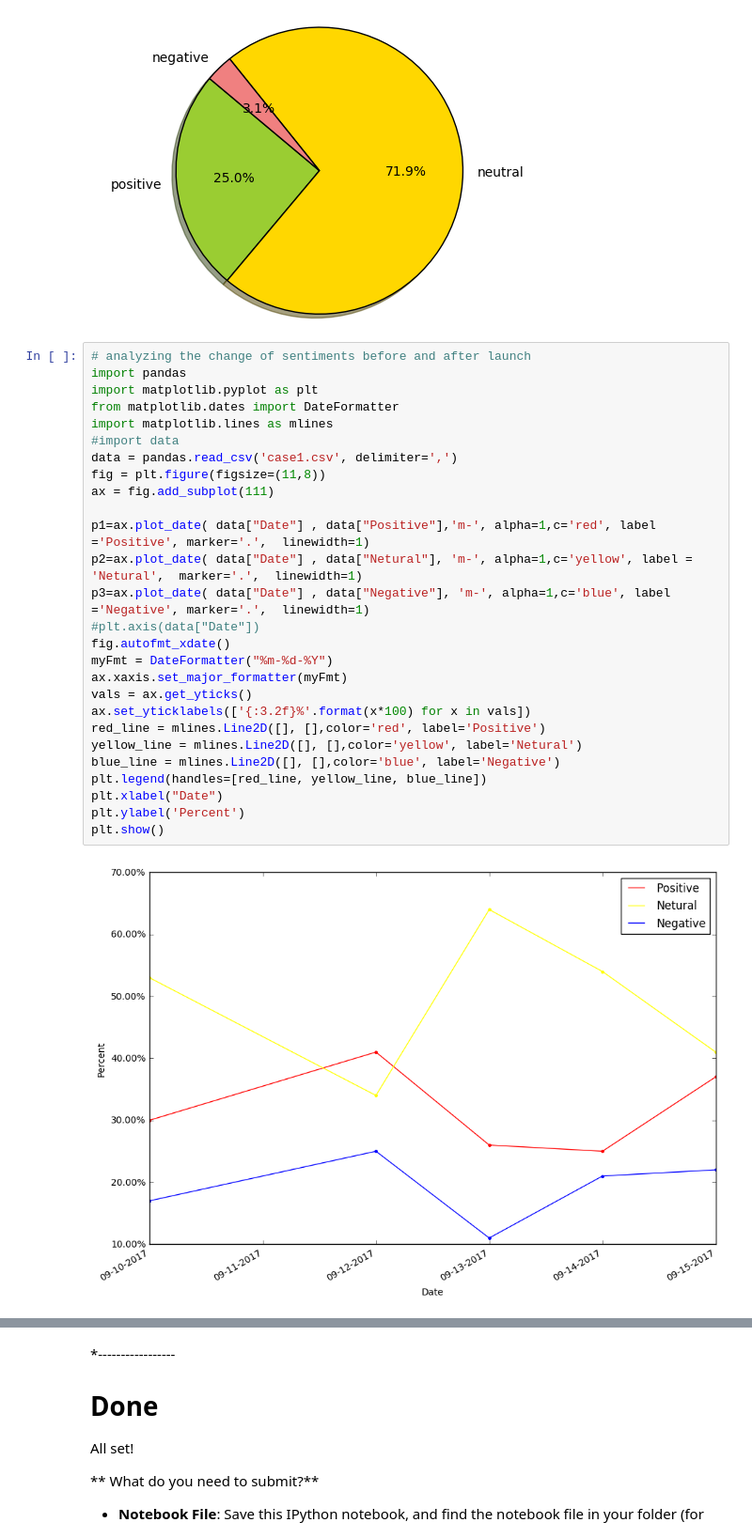
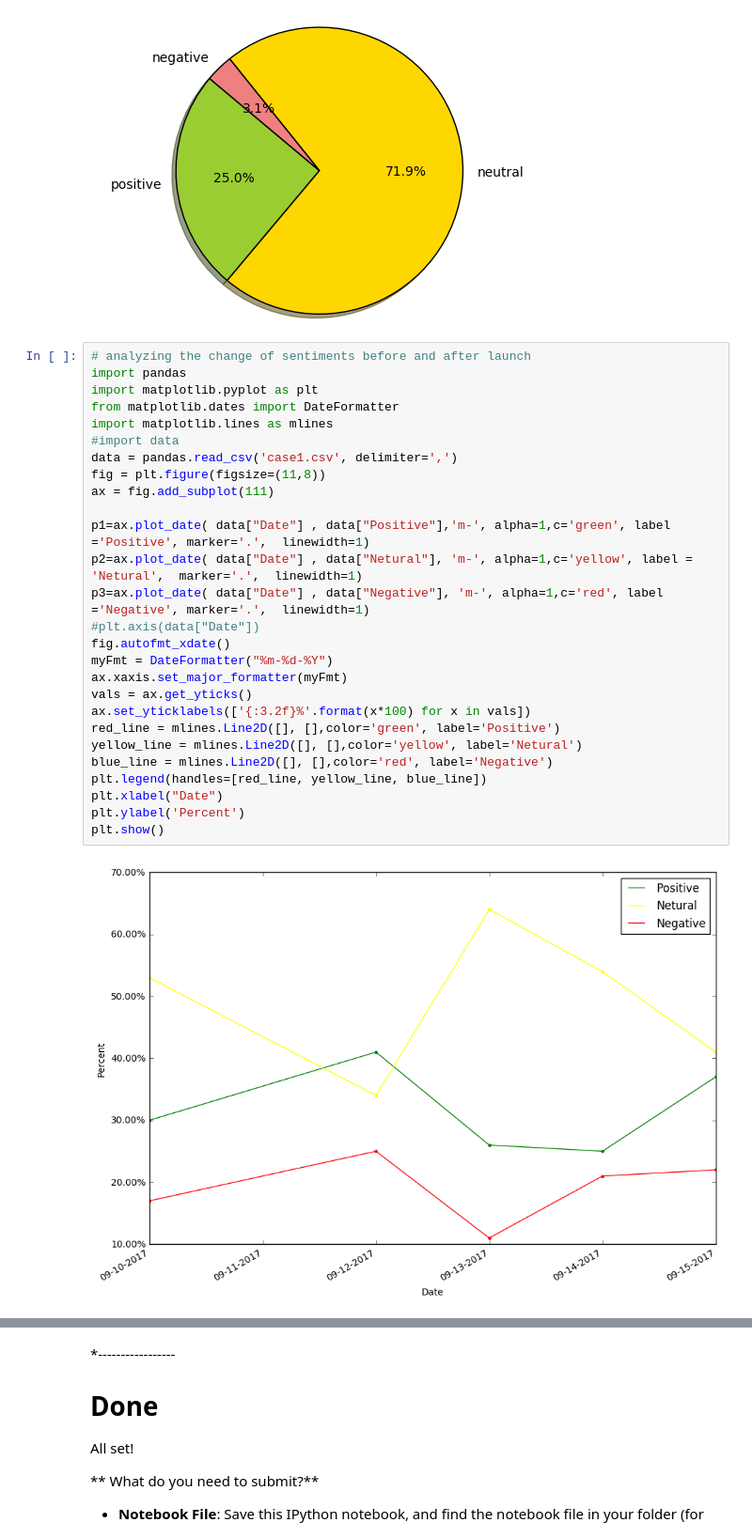
Before and after one commit to DS501-17F-Team14/Case-Study-1, a Jupyter notebook: CaseStudy1.ipynb, the cells around one changed output, grey strips where cells are left out. Shown: that part at 94% size. Cells and saved outputs as stored; diff of their text form.

```diff
--- a/CaseStudy1.ipynb
+++ b/CaseStudy1.ipynb
@@ -777,29 +777,29 @@ Data from Non-Apple users
 # %%
 # analyzing the change of sentiments before and after launch
 import pandas
 import matplotlib.pyplot as plt
 from matplotlib.dates import DateFormatter
 import matplotlib.lines as mlines
 #import data
 data = pandas.read_csv('case1.csv', delimiter=',')
 fig = plt.figure(figsize=(11,8))
 ax = fig.add_subplot(111)
 
-p1=ax.plot_date( data["Date"] , data["Positive"],'m-', alpha=1,c='red', label ='Positive', marker='.',  linewidth=1)
+p1=ax.plot_date( data["Date"] , data["Positive"],'m-', alpha=1,c='green', label ='Positive', marker='.',  linewidth=1)
 p2=ax.plot_date( data["Date"] , data["Netural"], 'm-', alpha=1,c='yellow', label = 'Netural',  marker='.',  linewidth=1)
-p3=ax.plot_date( data["Date"] , data["Negative"], 'm-', alpha=1,c='blue', label ='Negative', marker='.',  linewidth=1)
+p3=ax.plot_date( data["Date"] , data["Negative"], 'm-', alpha=1,c='red', label ='Negative', marker='.',  linewidth=1)
 #plt.axis(data["Date"])
 fig.autofmt_xdate()
 myFmt = DateFormatter("%m-%d-%Y")
 ax.xaxis.set_major_formatter(myFmt)
 vals = ax.get_yticks()
 ax.set_yticklabels(['{:3.2f}%'.format(x*100) for x in vals])
-red_line = mlines.Line2D([], [],color='red', label='Positive')
+red_line = mlines.Line2D([], [],color='green', label='Positive')
 yellow_line = mlines.Line2D([], [],color='yellow', label='Netural')
-blue_line = mlines.Line2D([], [],color='blue', label='Negative')
+blue_line = mlines.Line2D([], [],color='red', label='Negative')
 plt.legend(handles=[red_line, yellow_line, blue_line])
 plt.xlabel("Date")
 plt.ylabel('Percent')
 plt.show()
 # %% [output]
-[figure, old version]
+[figure, new version]
```
Also changed, not shown: parts of 1 cell of this notebook, 1 other file.
